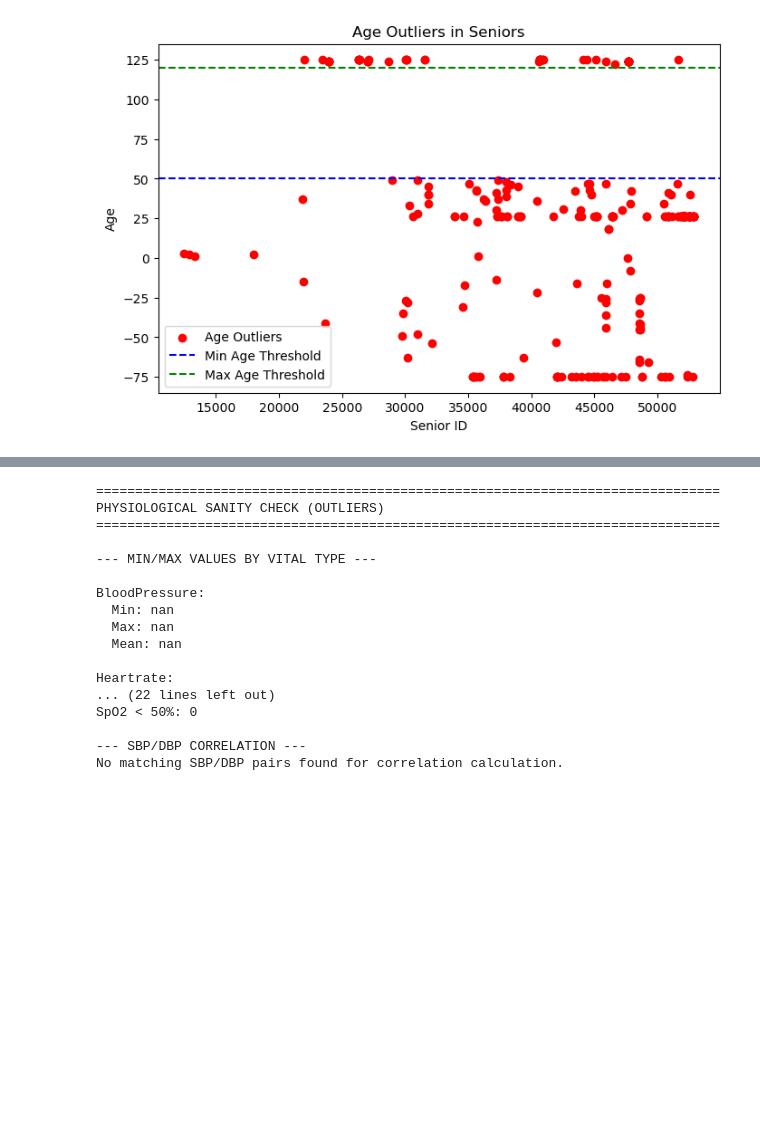
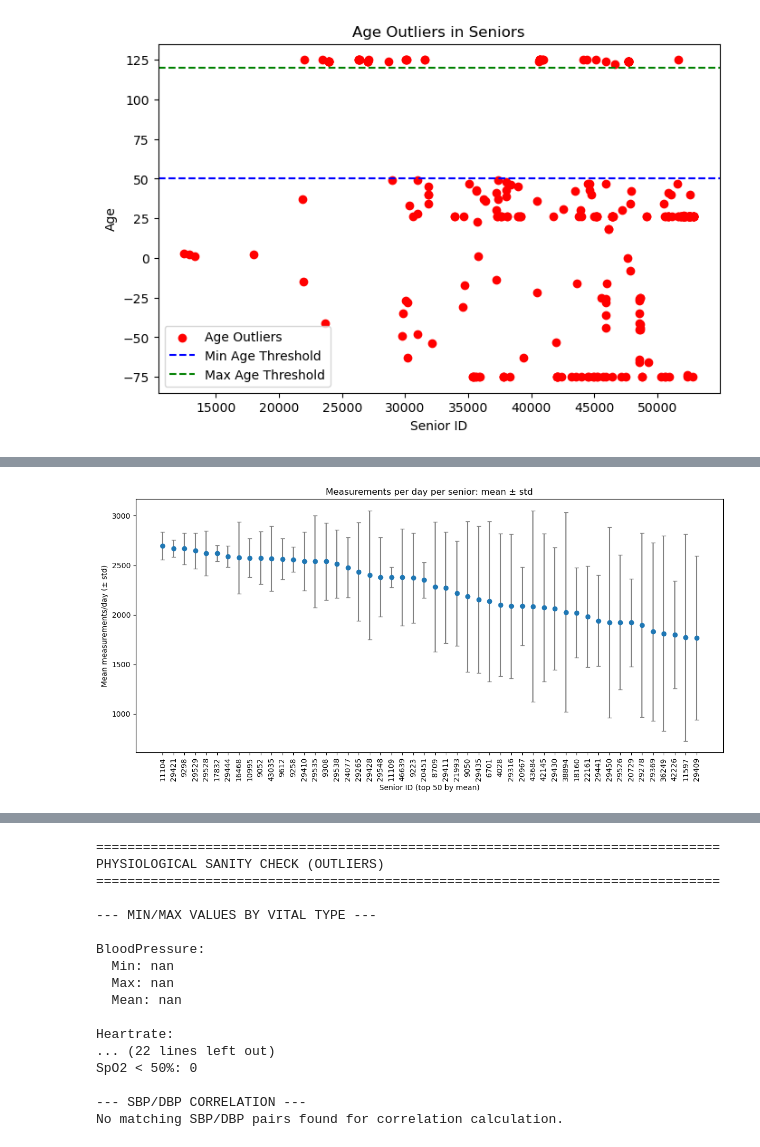
Before and after one commit to eldarmuk/AI-CVD, a Jupyter notebook: notebooks/02_basic_eda.ipynb, the cells around one changed output, grey strips where cells are left out. Saved outputs shown, nothing was run; the diff lists cells and outputs as text; code cells hidden in the pictures; blank space fills up the shorter version.

```diff
--- a/notebooks/02_basic_eda.ipynb
+++ b/notebooks/02_basic_eda.ipynb
@@ -220,0 +247,13 @@ print(f"Std dev: {measurements_per_senior.std():.2f}")
+# %%
+top = stats.sort_values('mean', ascending=False).head(50)
+x = np.arange(len(top))
+plt.figure(figsize=(12, 6))
+plt.errorbar(x, top['mean'], yerr=top['std'], fmt='o', ecolor='gray', capsize=3, color='tab:blue')
+plt.xticks(x, top['senior_id'].astype(str), rotation=90)
+plt.xlabel('Senior ID (top 50 by mean)')
+plt.ylabel('Mean measurements/day (± std)')
+plt.title('Measurements per day per senior: mean ± std')
+plt.tight_layout()
+plt.show()
+# %% [output]
+[figure, added]
```
Also changed, not shown: parts of 23 cells of this notebook.
